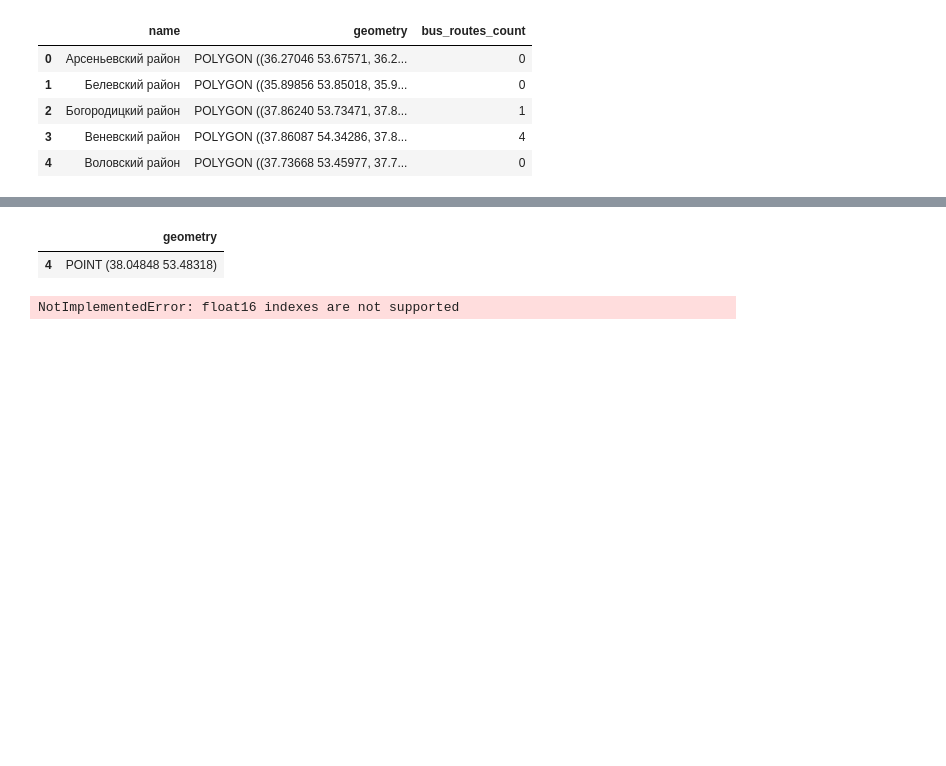
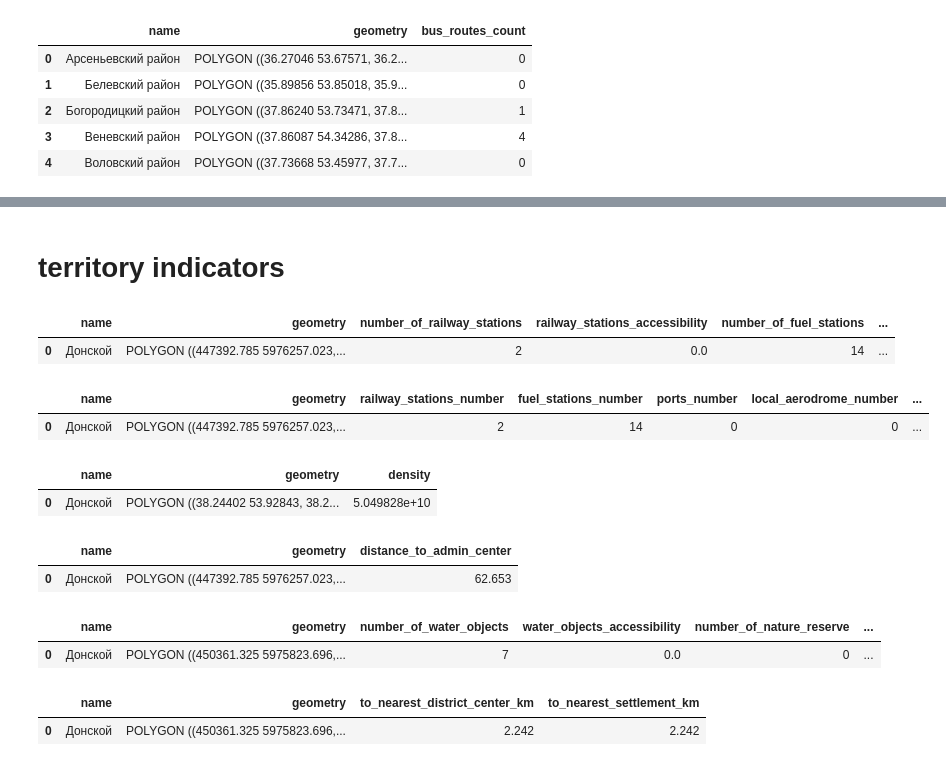
Before and after one commit to blackcoster/transport_frames, a Jupyter notebook: examples/indicators.ipynb, the cells around one changed output, grey strips where cells are left out. Cells and saved outputs as stored; diff of their text form; code cells hidden in the pictures; blank space fills up the shorter version.

```diff
--- a/transport_frames/indicators.ipynb
+++ b/examples/indicators.ipynb
@@ -141,32 +143,48 @@ terr = districts_polygons.iloc[[4]]
-# %%
-gpd.GeoDataFrame(geometry=terr.geometry.centroid, crs=terr.crs)
-# %% [output]
-|  | geometry |
-| 4 | POINT (38.04848 53.48318) |
-# %%
-def indicator_terr_service_accessibility(graph: nx.MultiDiGraph,
-                                    terr: gpd.GeoDataFrame,
-                                    fuel_stations: gpd.GeoDataFrame = None,
-                                    railway_stations: gpd.GeoDataFrame = None,
-                                    ports: gpd.GeoDataFrame = None,
-                                    local_aerodrome: gpd.GeoDataFrame = None,
-                                    international_aerodrome: gpd.GeoDataFrame = None,
-                                    bus_stops: gpd.GeoDataFrame = None) -> gpd.GeoDataFrame:
-
-    sp = gpd.GeoDataFrame(geometry=terr.geometry.centroid, crs=terr.crs).reset_index()
-    return indicator_service_accessibility(sp, graph, terr,
-                            fuel_stations=fuel_stations,
-                            local_aerodrome=local_aerodrome,
-                            international_aerodrome=international_aerodrome,
-                            railway_stations=railway_stations,
-                            bus_stops=bus_stops)
-
-
-indicator_terr_service_accessibility(g.graph, terr,
-                            fuel_stations=fuel_stations,
-                            local_aerodrome=local_aerodrome,
-                            international_aerodrome=international_aerodrome,
-                            railway_stations=railway_stations,
-                            bus_stops=bus_stops)
-# %% [output]
-NotImplementedError: float16 indexes are not supported
+# %% [markdown]
+# territory indicators
+# %%
+# terr = districts_polygons.iloc[4:20,].reset_index(drop=True).copy()
+terr = districts_polygons.iloc[[6]].reset_index(drop=True).copy()
+# %%
+indicator_terr_service_accessibility(graph=g.graph,
+                                     territory_polygon=terr,
+                                     railway_stations=railway_stations,
+                                     fuel_stations=fuel_stations,
+                                     bus_stops=bus_stops,
+                                     local_aerodrome=local_aerodrome,
+                                     international_aerodrome=international_aerodrome).head()
+# %% [output]
+|  | name | geometry | number_of_railway_stations | railway_stations_accessibility | number_of_fuel_stations | ... |
+| 0 | Донской | POLYGON ((447392.785 5976257.023,... | 2 | 0.0 | 14 | ... |
+# %%
+indicator_terr_service_count(terr,
+                            railway_stations=railway_stations,
+                            fuel_stations=fuel_stations,
+                            bus_stops=bus_stops,
+                            local_aerodrome=local_aerodrome,
+                            international_aerodrome=international_aerodrome,
+                            local_crs=local_crs).head()
+# %% [output]
+|  | name | geometry | railway_stations_number | fuel_stations_number | ports_number | local_aerodrome_number | ... |
+| 0 | Донской | POLYGON ((447392.785 5976257.023,... | 2 | 14 | 0 | 0 | ... |
+# %%
+indicator_road_density(g.graph, terr)
+# %% [output]
+|  | name | geometry | density |
+| 0 | Донской | POLYGON ((38.24402 53.92843, 38.2... | 5.049828e+10 |
+# %%
+indicator_terr_distance_to_region_admin_center(capital, terr, g.graph)
+# %% [output]
+|  | name | geometry | distance_to_admin_center |
+| 0 | Донской | POLYGON ((447392.785 5976257.023,... | 62.653 |
+# %%
+indicator_terr_nature_distance(terr,fuel_stations,nature_reserve,local_crs)
+# %% [output]
+|  | name | geometry | number_of_water_objects | water_objects_accessibility | number_of_nature_reserve | ... |
+| 0 | Донской | POLYGON ((450361.325 5975823.696,... | 7 | 0.0 | 0 | ... |
+# %%
+indicator_terr_nearest_centers(terr, districts_polygons,
+                               settlement_points[settlement_points['is_admin_centre_district']],settlement_points,local_crs)
+# %% [output]
+|  | name | geometry | to_nearest_district_center_km | to_nearest_settlement_km |
+| 0 | Донской | POLYGON ((450361.325 5975823.696,... | 2.242 | 2.242 |
```
Also changed, not shown: parts of 10 cells of this notebook, 8 other files.
